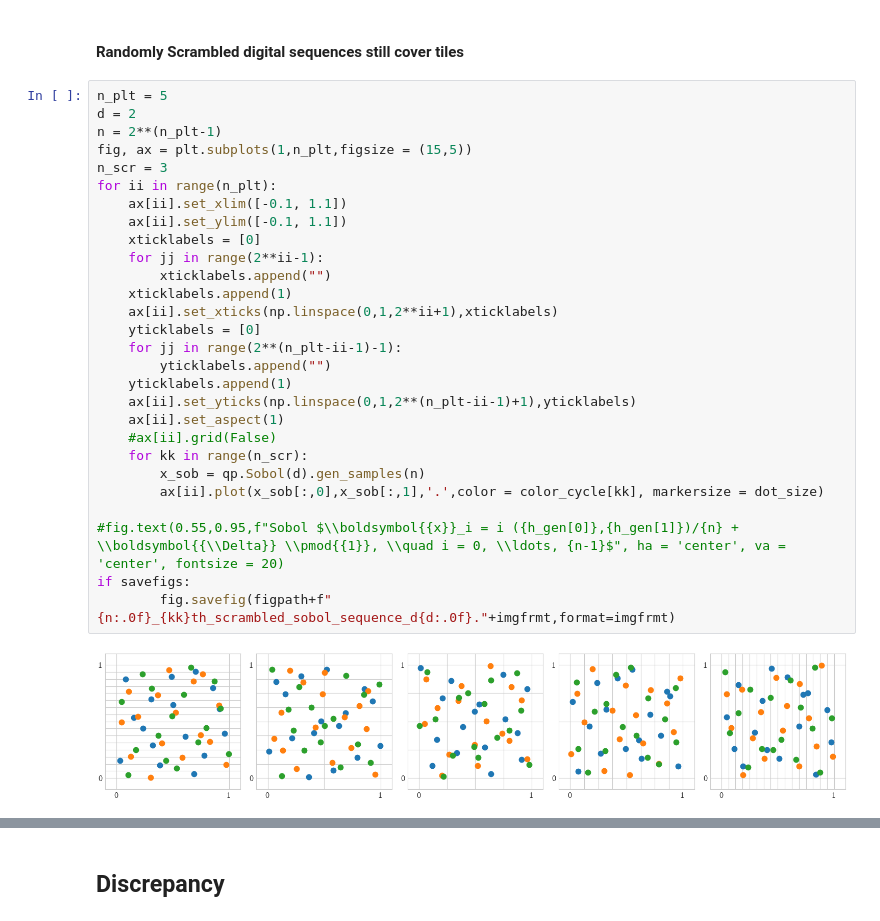
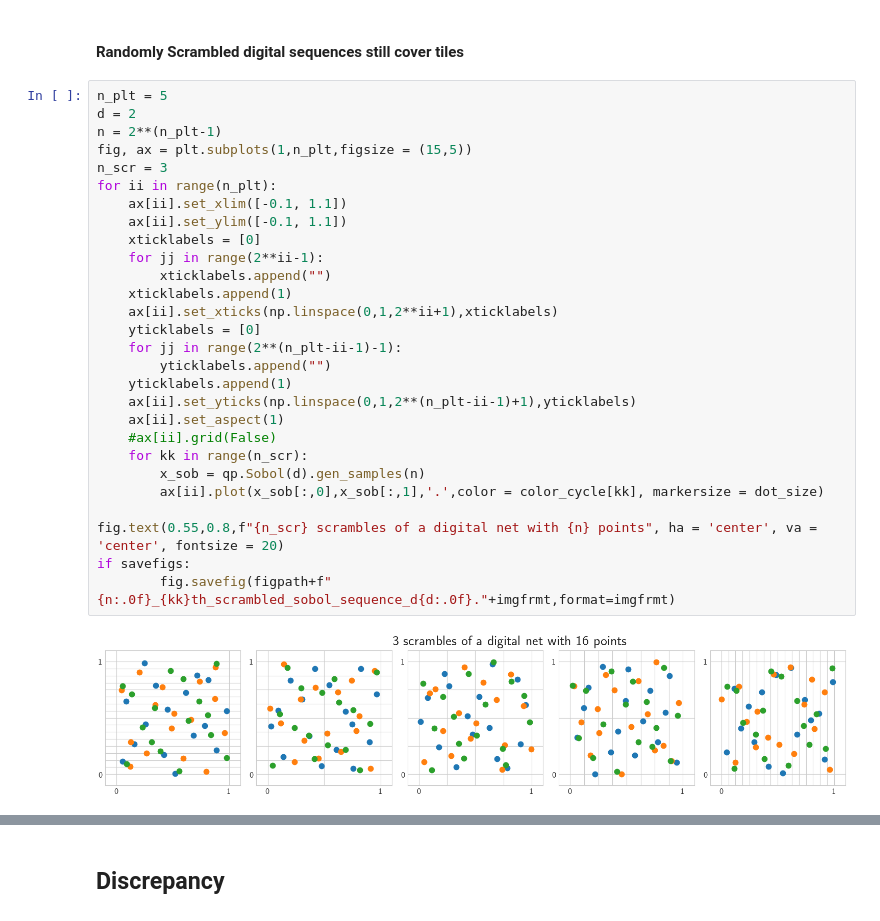
Before and after one commit to QMCSoftware/QMCSoftware, a Jupyter notebook: demos/talk_paper_demos/MCQMC2024Tutorial/MCQMC2024Tutorial.ipynb, the cells around one changed output, grey strips where cells are left out. Saved outputs shown, nothing was run; the diff lists cells and outputs as text.

```diff
--- a/demos/talk_paper_demos/MCQMC2024Tutorial/MCQMC2024Tutorial.ipynb
+++ b/demos/talk_paper_demos/MCQMC2024Tutorial/MCQMC2024Tutorial.ipynb
@@ -332,30 +332,30 @@ if savefigs:
 # %%
 n_plt = 5
 d = 2
 n = 2**(n_plt-1)
 fig, ax = plt.subplots(1,n_plt,figsize = (15,5))
 n_scr = 3
 for ii in range(n_plt):
     ax[ii].set_xlim([-0.1, 1.1])
     ax[ii].set_ylim([-0.1, 1.1])
     xticklabels = [0]
     for jj in range(2**ii-1):
         xticklabels.append("")
     xticklabels.append(1)
     ax[ii].set_xticks(np.linspace(0,1,2**ii+1),xticklabels)
     yticklabels = [0]
     for jj in range(2**(n_plt-ii-1)-1):
         yticklabels.append("")
     yticklabels.append(1)
     ax[ii].set_yticks(np.linspace(0,1,2**(n_plt-ii-1)+1),yticklabels)
     ax[ii].set_aspect(1)
     #ax[ii].grid(False)
     for kk in range(n_scr):
         x_sob = qp.Sobol(d).gen_samples(n)
         ax[ii].plot(x_sob[:,0],x_sob[:,1],'.',color = color_cycle[kk], markersize = dot_size)
 
-#fig.text(0.55,0.95,f"Sobol $\\boldsymbol{{x}}_i = i ({h_gen[0]},{h_gen[1]})/{n} + \\boldsymbol{{\\Delta}} \\pmod{{1}}, \\quad i = 0, \\ldots, {n-1}$", ha = 'center', va = 'center', fontsize = 20)
+fig.text(0.55,0.8,f"{n_scr} scrambles of a digital net with {n} points", ha = 'center', va = 'center', fontsize = 20)
 if savefigs:
         fig.savefig(figpath+f"{n:.0f}_{kk}th_scrambled_sobol_sequence_d{d:.0f}."+imgfrmt,format=imgfrmt)
 # %% [output]
-[figure, old version]
+[figure, new version]
```
Also changed, not shown: parts of 4 cells of this notebook.
